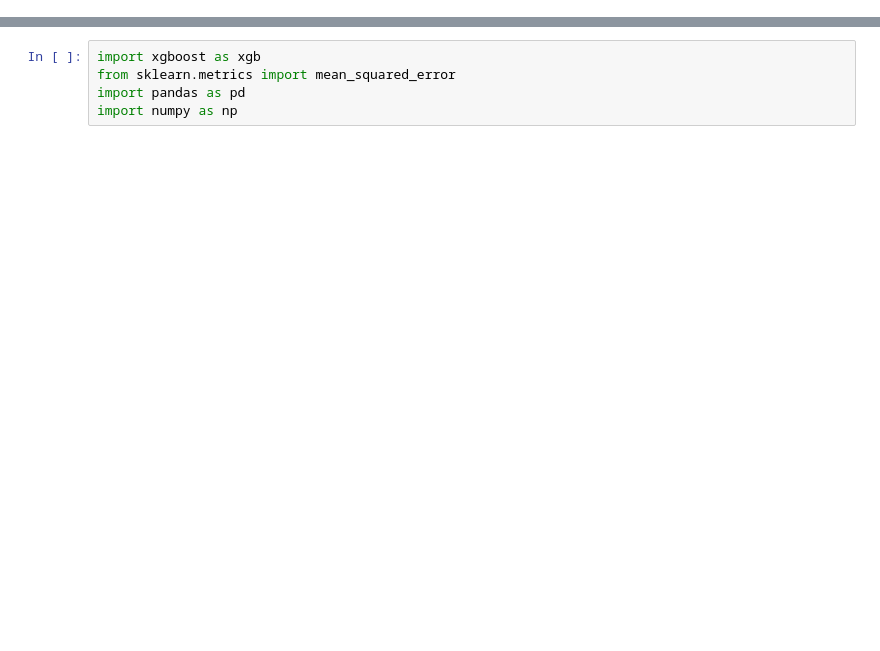
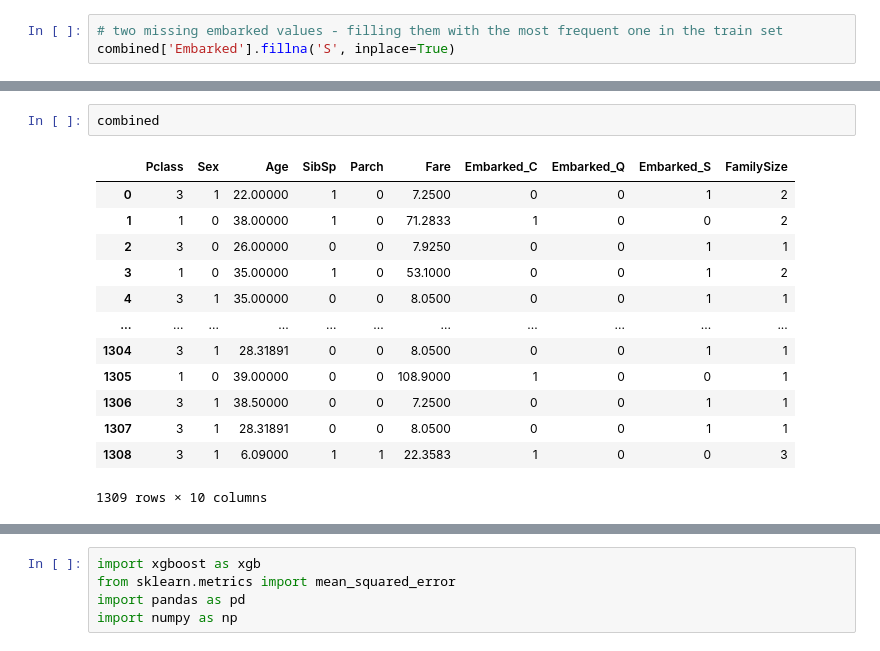
Before and after one commit to jinzhih/XGBoost, a Jupyter notebook: XGBoost.ipynb, the cells around one changed output, grey strips where cells are left out. Cells and saved outputs as stored; diff of their text form; blank space fills up the shorter version.

```diff
--- a/XGBoost.ipynb
+++ b/XGBoost.ipynb
@@ -84,0 +179,3 @@ data.describe()
+# %%
+# two missing embarked values - filling them with the most frequent one in the train set
+combined['Embarked'].fillna('S', inplace=True)
@@ -84,0 +244,16 @@ data.describe()
+# %%
+combined
+# %% [output]
+|  | Pclass | Sex | Age | SibSp | Parch | Fare | Embarked_C | Embarked_Q | Embarked_S | FamilySize |
+| 0 | 3 | 1 | 22.00000 | 1 | 0 | 7.2500 | 0 | 0 | 1 | 2 |
+| 1 | 1 | 0 | 38.00000 | 1 | 0 | 71.2833 | 1 | 0 | 0 | 2 |
+| 2 | 3 | 0 | 26.00000 | 0 | 0 | 7.9250 | 0 | 0 | 1 | 1 |
+| 3 | 1 | 0 | 35.00000 | 1 | 0 | 53.1000 | 0 | 0 | 1 | 2 |
+| 4 | 3 | 1 | 35.00000 | 0 | 0 | 8.0500 | 0 | 0 | 1 | 1 |
+| ... | ... | ... | ... | ... | ... | ... | ... | ... | ... | ... |
+| 1304 | 3 | 1 | 28.31891 | 0 | 0 | 8.0500 | 0 | 0 | 1 | 1 |
+| 1305 | 1 | 0 | 39.00000 | 0 | 0 | 108.9000 | 1 | 0 | 0 | 1 |
+| 1306 | 3 | 1 | 38.50000 | 0 | 0 | 7.2500 | 0 | 0 | 1 | 1 |
+| 1307 | 3 | 1 | 28.31891 | 0 | 0 | 8.0500 | 0 | 0 | 1 | 1 |
+| 1308 | 3 | 1 | 6.09000 | 1 | 1 | 22.3583 | 1 | 0 | 0 | 3 |
+1309 rows × 10 columns
```
Also changed, not shown: parts of 75 cells of this notebook.
